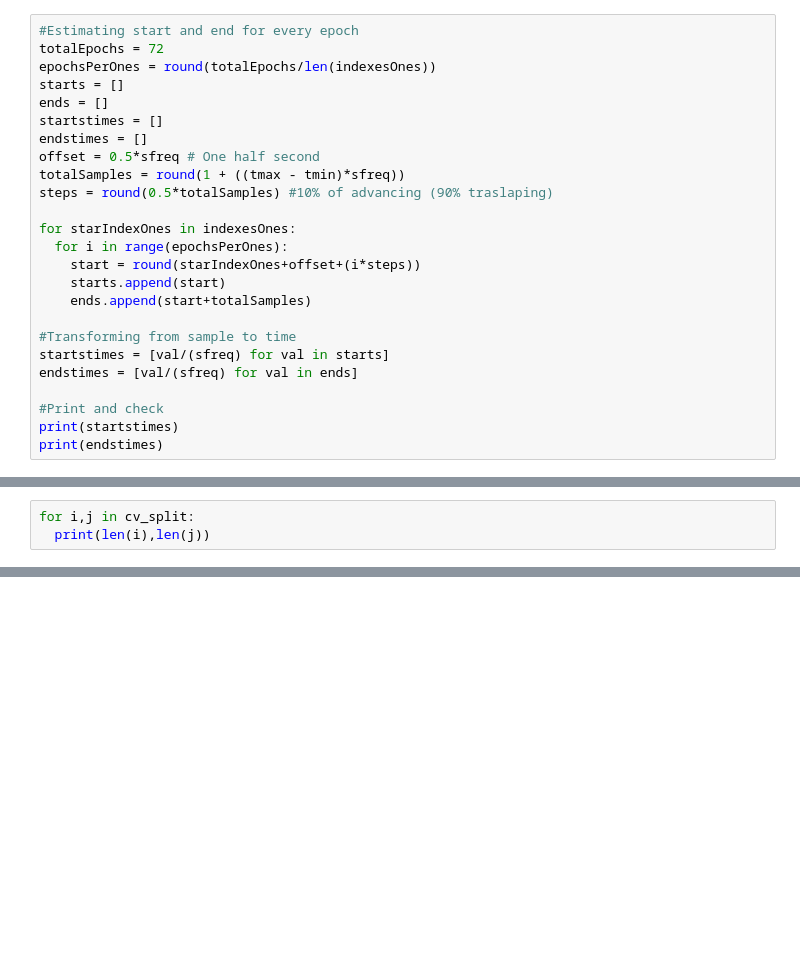
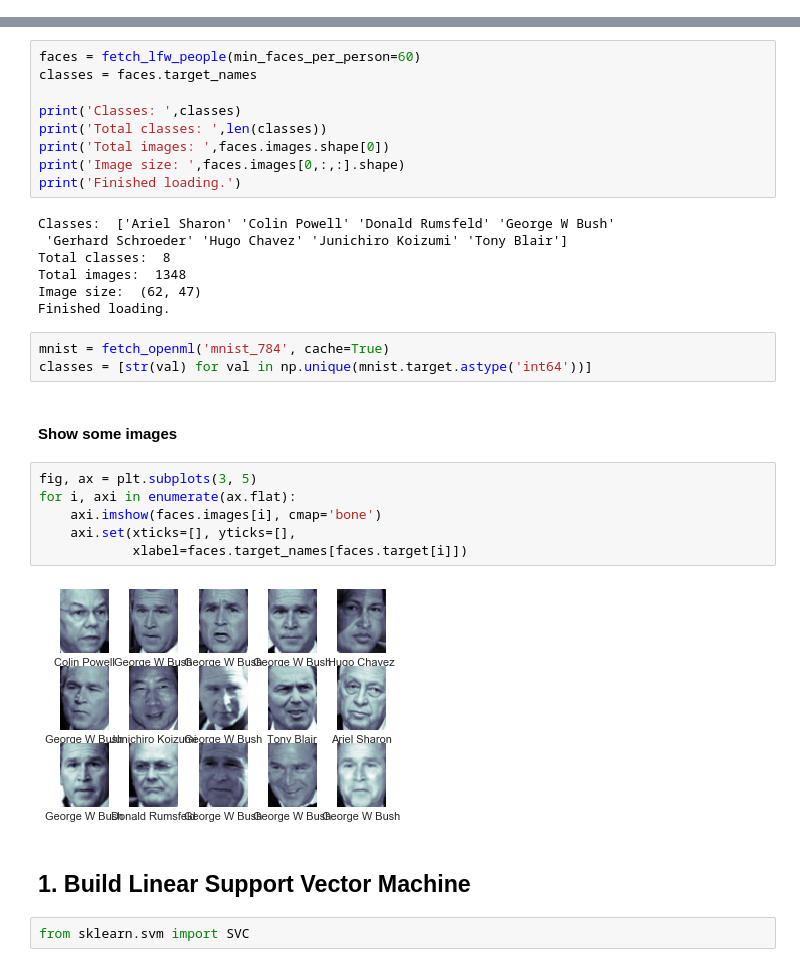
Before and after one commit to cdfbdex/pySTMM, a Jupyter notebook: examples/Image_Classification.ipynb, the cells around one changed output, grey strips where cells are left out. Saved outputs shown, nothing was run; the diff lists cells and outputs as text; blank space fills up the shorter version.

```diff
--- a/examples/Image_Classification.ipynb
+++ b/examples/Image_Classification.ipynb
@@ -715,25 +0,0 @@ R:/ From every "Trial Start" event we can slide window of duration: tmax - tmin.
-# %%
-#Estimating start and end for every epoch
-totalEpochs = 72
-epochsPerOnes = round(totalEpochs/len(indexesOnes))
-starts = []
-ends = []
-startstimes = []
-endstimes = []
-offset = 0.5*sfreq # One half second
-totalSamples = round(1 + ((tmax - tmin)*sfreq))
-steps = round(0.5*totalSamples) #10% of advancing (90% traslaping)
-
-for starIndexOnes in indexesOnes:
-  for i in range(epochsPerOnes):
-    start = round(starIndexOnes+offset+(i*steps))
-    starts.append(start)
-    ends.append(start+totalSamples)
-
-#Transforming from sample to time
-startstimes = [val/(sfreq) for val in starts]
-endstimes = [val/(sfreq) for val in ends]
-
-#Print and check
-print(startstimes)
-print(endstimes)
@@ -960,3 +0,0 @@ Liblinear failed to converge, increase the number of iterations.
-# %%
-for i,j in cv_split:
-  print(len(i),len(j))
@@ -983,0 +21,33 @@ print(x)
+# %%
+faces = fetch_lfw_people(min_faces_per_person=60)
+classes = faces.target_names
+
+print('Classes: ',classes)
+print('Total classes: ',len(classes))
+print('Total images: ',faces.images.shape[0])
+print('Image size: ',faces.images[0,:,:].shape)
+print('Finished loading.')
+# %% [output]
+Classes:  ['Ariel Sharon' 'Colin Powell' 'Donald Rumsfeld' 'George W Bush'
+ 'Gerhard Schroeder' 'Hugo Chavez' 'Junichiro Koizumi' 'Tony Blair']
+Total classes:  8
+Total images:  1348
+Image size:  (62, 47)
+Finished loading.
+# %%
+mnist = fetch_openml('mnist_784', cache=True)
+classes = [str(val) for val in np.unique(mnist.target.astype('int64'))]
+# %% [markdown]
+#### Show some images
+# %%
+fig, ax = plt.subplots(3, 5)
+for i, axi in enumerate(ax.flat):
+    axi.imshow(faces.images[i], cmap='bone')
+    axi.set(xticks=[], yticks=[],
+            xlabel=faces.target_names[faces.target[i]])
+# %% [output]
+[figure, added]
+# %% [markdown]
+## 1. Build Linear Support Vector Machine
+# %%
+from sklearn.svm import SVC
```
Also changed, not shown: parts of 59 cells of this notebook, 3 other files.
